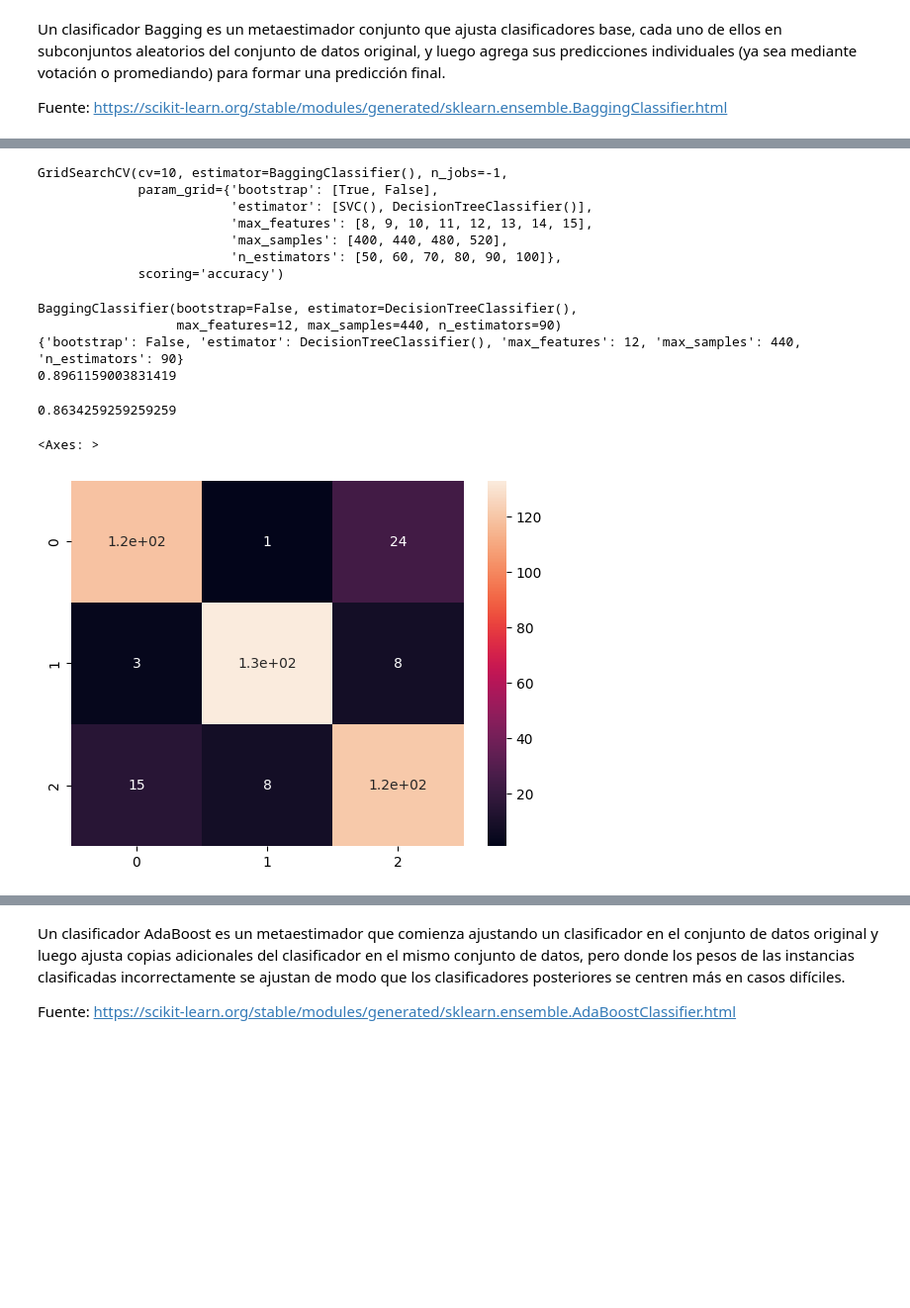
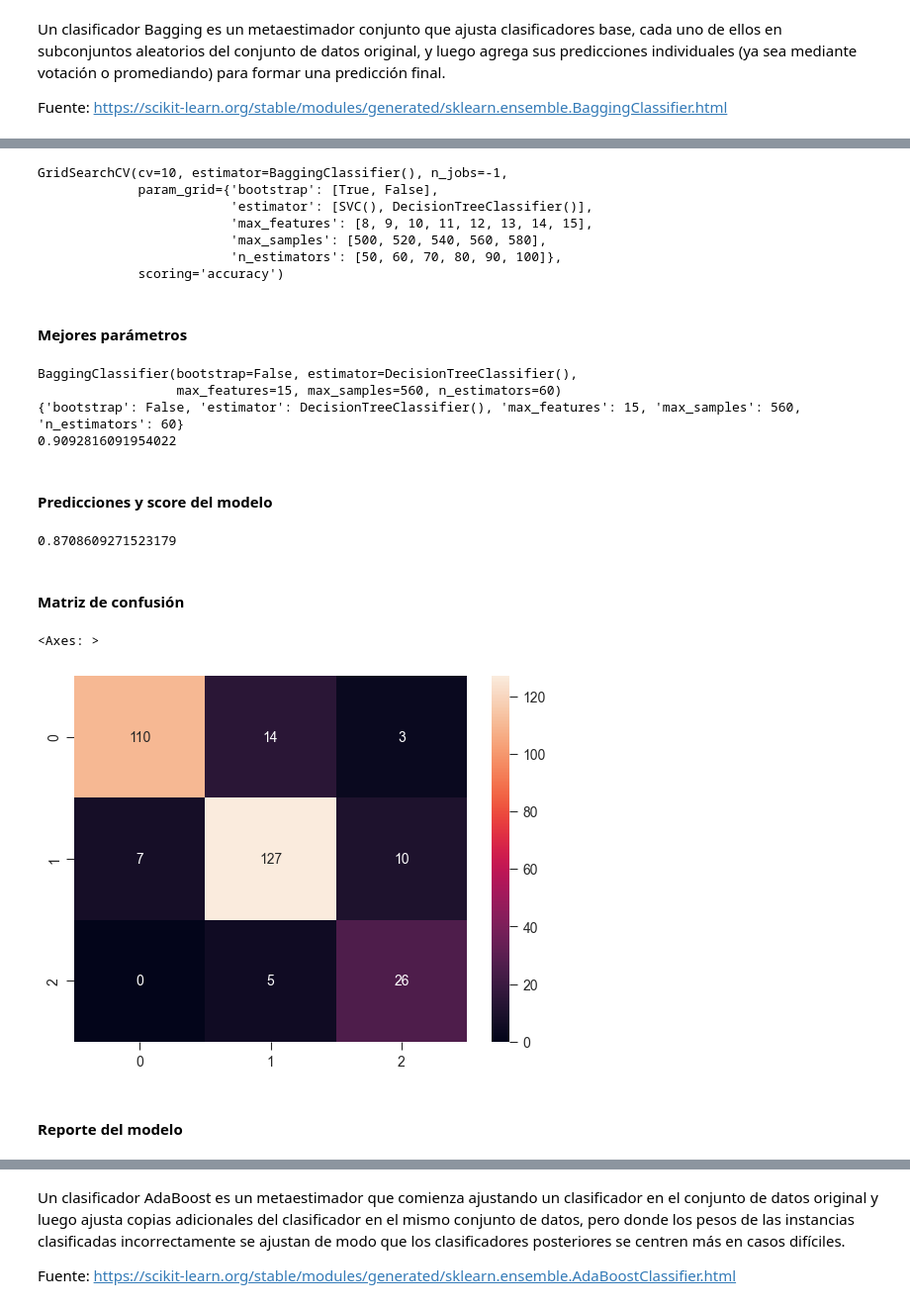
Before and after one commit to Matias-Ibarra/Proyecto_ML, a Jupyter notebook: notebooks/03_Entrenamiento_Evaluacion.ipynb, the cells around one changed output, grey strips where cells are left out. Shown at 99% size. Cells and saved outputs as stored; diff of their text form; code cells hidden in the pictures; blank space fills up the shorter version.

```diff
--- a/notebooks/03_Entrenamiento_Evaluacion.ipynb
+++ b/notebooks/03_Entrenamiento_Evaluacion.ipynb
@@ -252,9 +264,9 @@ Fuente: https://scikit-learn.org/stable/modules/generated/sklearn.ensemble.Gradi
 
 parameters = {
     'loss': ['log_loss', 'deviance', 'exponential'],     # La función de pérdida que se va a optimizar.
-    'learning_rate': [0.4,0.5,0.6,0.7,0.8],              # La tasa de aprendizaje reduce la contribución de cada árbol.
-    'n_estimators': [140,160,180,200],                   # El número de etapas de impulso a realizar.
-    'max_depth': [4,6,8,10]                              # Profundidad máxima de los estimadores de regresión individuales.
+    'learning_rate': [0.6,0.7,0.8,0.9,1],                # La tasa de aprendizaje reduce la contribución de cada árbol.
+    'n_estimators': [20,40,60,80,100,120,140],           # El número de etapas de impulso a realizar.
+    'max_depth': [8,10,12,14,16]                         # Profundidad máxima de los estimadores de regresión individuales.
 }
 modelo_gbc = GradientBoostingClassifier()
 
@@ -318,7 +346,7 @@ Fuente: https://es.mathworks.com/discovery/support-vector-machine.html
 # Entrenamiento con SVC
 
 parameters = {
-    'C': [5,10,15,20],                                   # Parámetro de regularización.
+    'C': [15,20,25,30],                                   # Parámetro de regularización.
     'degree': [1,2,3,4,5,6,7],                           # Grado de la función kernel polinomial.
     'kernel': ['linear', 'rbf', 'sigmoid', 'poly'],      # Especifica el tipo de núcleo que se utilizará en el algoritmo.
     'gamma': ['scale', 'auto']                           # Coeficiente kernel.
@@ -370,7 +431,7 @@ Fuente: https://scikit-learn.org/stable/modules/generated/sklearn.ensemble.Baggi
 parameters = {
     'estimator': [svm.SVC(), DecisionTreeClassifier()],        # El estimador base para ajustarse a subconjuntos aleatorios del conjunto de datos.
     'n_estimators': [50,60,70,80,90,100],                      # El número de estimadores de base en el conjunto.
-    'max_samples': [400,440,480,520],                          # El número de muestras que se extraerán de X para entrenar cada estimador base.
+    'max_samples': [500,520,540,560,580],                      # El número de muestras que se extraerán de X para entrenar cada estimador base.
     'bootstrap': [True,False],                                 # Si las muestras se extraen con reemplazo.
     'max_features': [8,9,10,11,12,13,14,15]                    # El número de características que se extraerán de X para entrenar cada estimador base
 }
@@ -389,28 +450,36 @@ GridSearchCV(cv=10, estimator=BaggingClassifier(), n_jobs=-1,
              param_grid={'bootstrap': [True, False],
                          'estimator': [SVC(), DecisionTreeClassifier()],
                          'max_features': [8, 9, 10, 11, 12, 13, 14, 15],
-                         'max_samples': [400, 440, 480, 520],
+                         'max_samples': [500, 520, 540, 560, 580],
                          'n_estimators': [50, 60, 70, 80, 90, 100]},
              scoring='accuracy')
+# %% [markdown]
+#### Mejores parámetros
 # %%
 print(bc.best_estimator_)
 print(bc.best_params_)
 print(bc.best_score_)
 # %% [output]
 BaggingClassifier(bootstrap=False, estimator=DecisionTreeClassifier(),
-                  max_features=12, max_samples=440, n_estimators=90)
-{'bootstrap': False, 'estimator': DecisionTreeClassifier(), 'max_features': 12, 'max_samples': 440, 'n_estimators': 90}
-0.8961159003831419
+                  max_features=15, max_samples=560, n_estimators=60)
+{'bootstrap': False, 'estimator': DecisionTreeClassifier(), 'max_features': 15, 'max_samples': 560, 'n_estimators': 60}
+0.9092816091954022
+# %% [markdown]
+#### Predicciones y score del modelo
 # %%
 final_bc = bc.best_estimator_
 final_bc.fit(X_train_resampled, y_train_resampled)
-y_pred = final_bc.predict(X_test_resampled)
-final_bc.score(X_test_resampled,y_test_resampled)
+y_pred = final_bc.predict(X_test)
+final_bc.score(X_test,y_test)
 # %% [output]
-0.8634259259259259
+0.8708609271523179
+# %% [markdown]
+#### Matriz de confusión
 # %%
-cm = confusion_matrix( y_test_resampled, y_pred)
-sns.heatmap(cm, annot=True)
+cm = confusion_matrix(y_test, y_pred)
+sns.heatmap(cm, annot=True, fmt="d")
 # %% [output]
 <Axes: >
-[figure, old version]
+[figure, new version]
+# %% [markdown]
+#### Reporte del modelo
```
Also changed, not shown: parts of 67 cells of this notebook, 10 other files.
